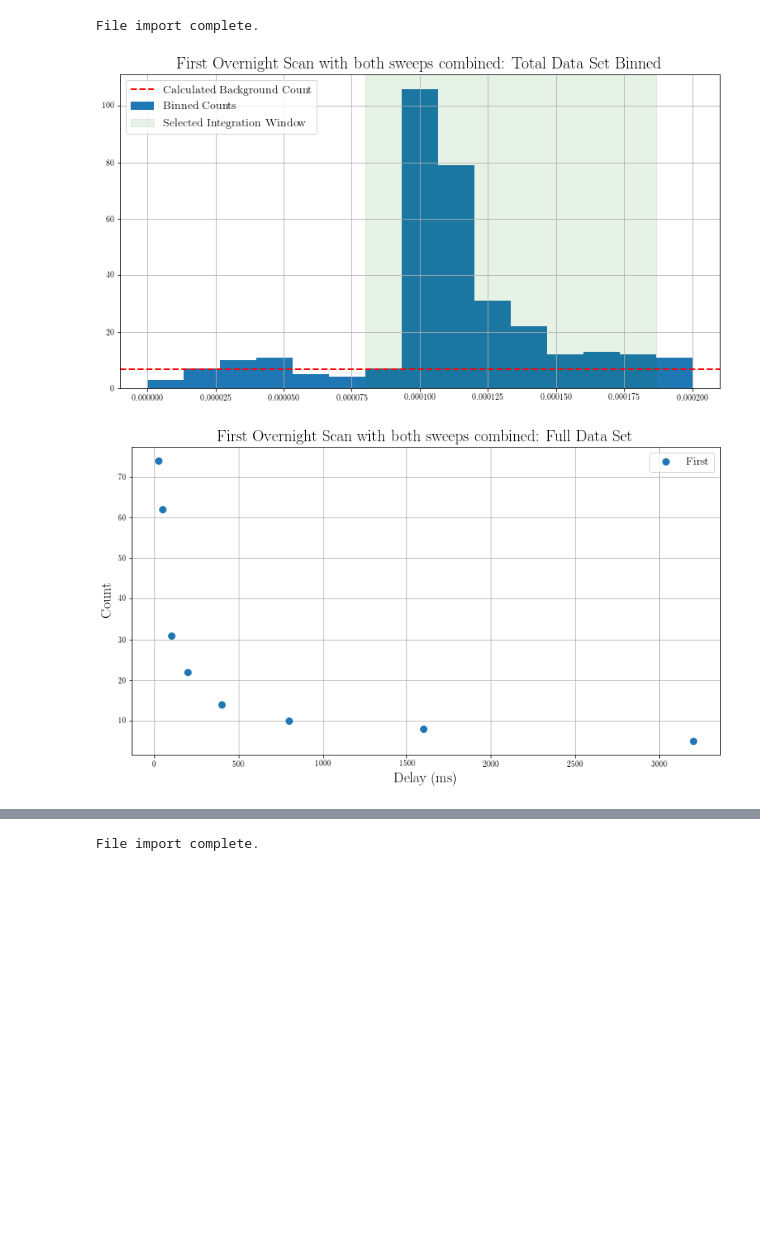
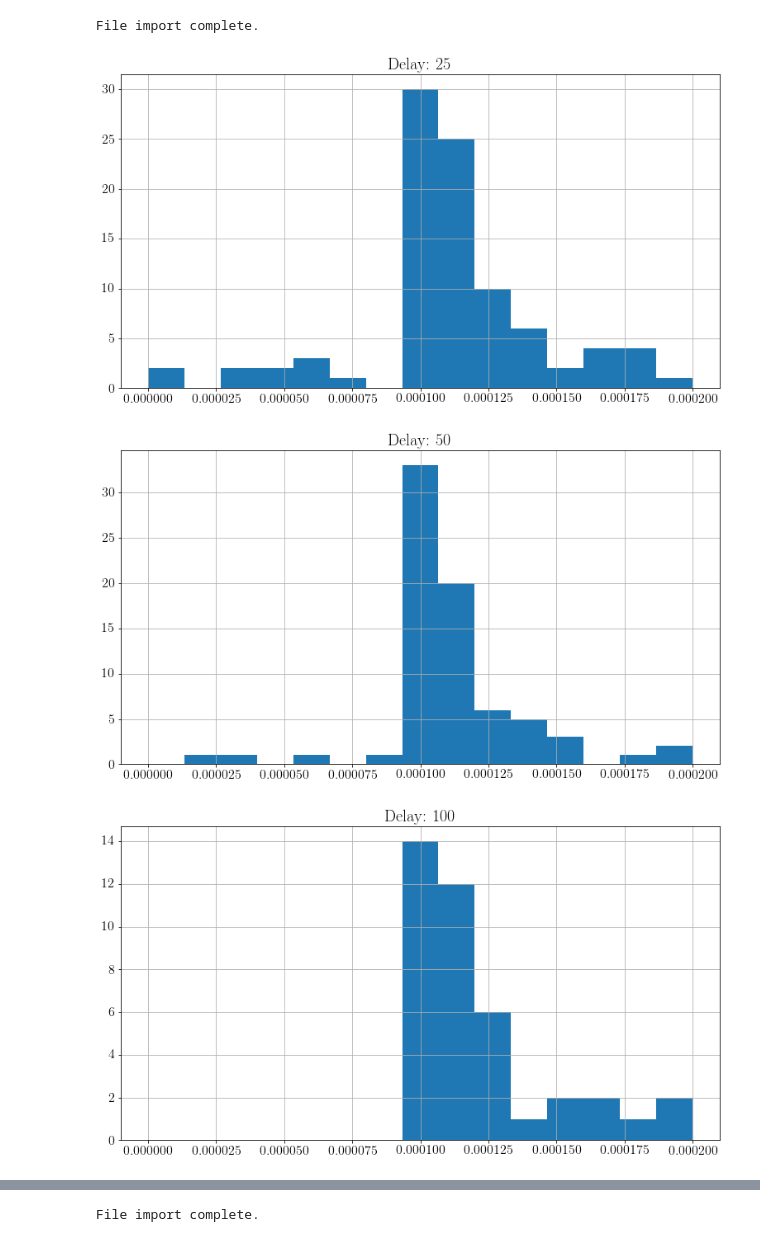
Before and after one commit to natephysics/positronPeakCounting, a Jupyter notebook: Overnight analysis notebook.ipynb, the cells around one changed output, grey strips where cells are left out. Drawn from its saved outputs; the diff is of its cells as text; code cells hidden in the pictures; blank space fills up the shorter version.

```diff
--- a/Overnight analysis notebook.ipynb
+++ b/Overnight analysis notebook.ipynb
@@ -293,7 +293,8 @@ data, index = ImportData(path)
 # %% [output]
 File import complete.
 # %%
-delaytotal, counttotal, = ProcessData(data, index, 'First Overnight Scan with both sweeps combined')
+delaytotal, counttotal, = ProcessData(data, index, 'First Overnight Scan with both sweeps combined', DisplayFullOutput=True)
 # %% [output]
-[figure, old version]
+[figure, new version]
-[figure, old version]
+[figure, new version]
+[figure, added]
```
Also changed, not shown: parts of 5 cells of this notebook.
